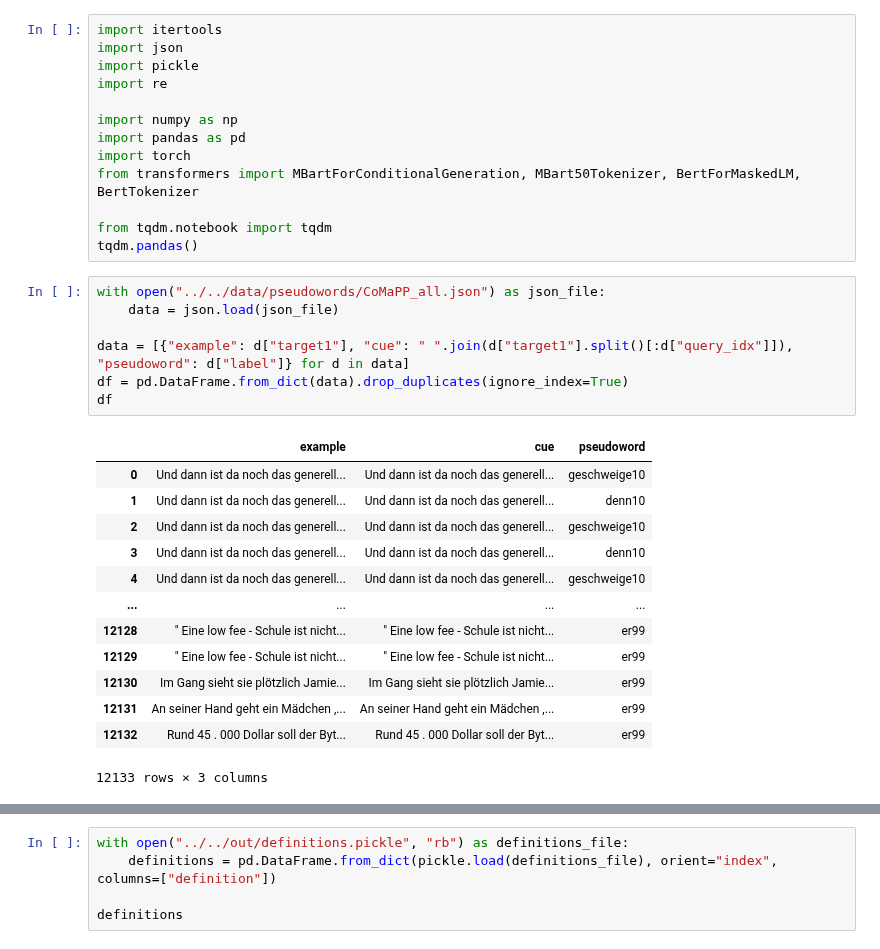
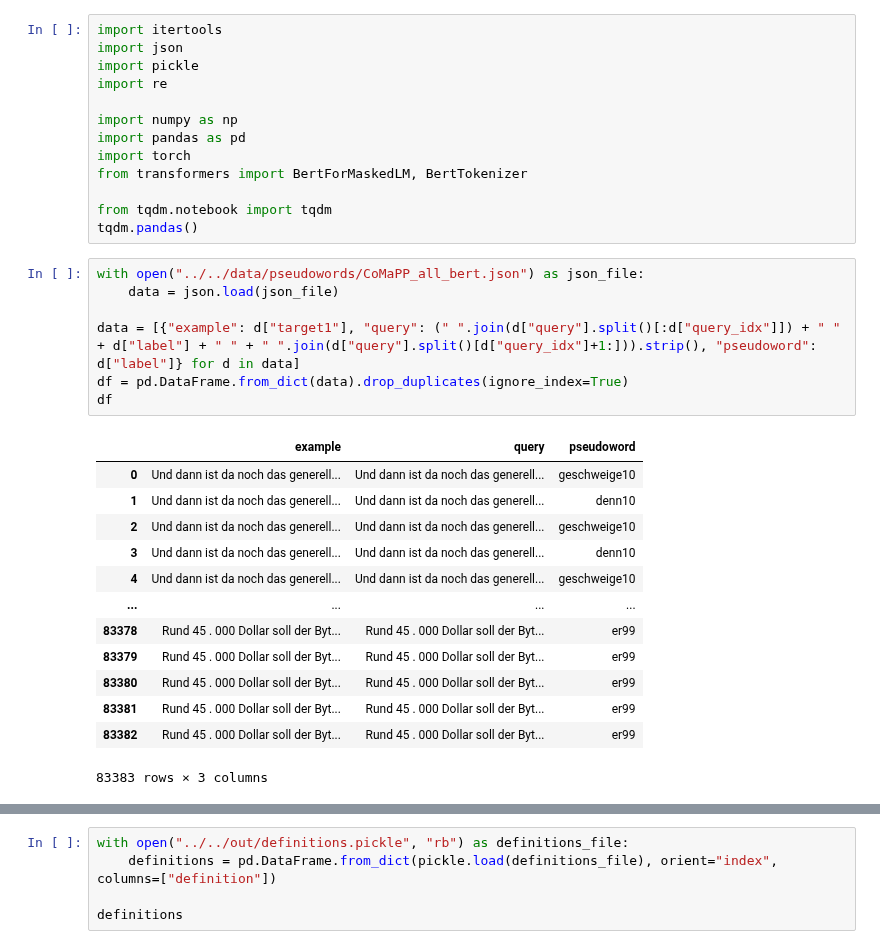
Before and after one commit to TiMauzi/llm-x-cxg, a Jupyter notebook: src/notebooks/evaluate_comapp_bert.ipynb, the cells around one changed output, grey strips where cells are left out. Cells and saved outputs as stored; diff of their text form.

```diff
--- a/src/notebooks/evaluate_comapp_bert.ipynb
+++ b/src/notebooks/evaluate_comapp_bert.ipynb
@@ -7,31 +7,31 @@ import re
 import numpy as np
 import pandas as pd
 import torch
-from transformers import MBartForConditionalGeneration, MBart50Tokenizer, BertForMaskedLM, BertTokenizer
+from transformers import BertForMaskedLM, BertTokenizer
 
 from tqdm.notebook import tqdm
 tqdm.pandas()
 # %%
-with open("../../data/pseudowords/CoMaPP_all.json") as json_file:
+with open("../../data/pseudowords/CoMaPP_all_bert.json") as json_file:
     data = json.load(json_file)
 
-data = [{"example": d["target1"], "cue": " ".join(d["target1"].split()[:d["query_idx"]]), "pseudoword": d["label"]} for d in data]
+data = [{"example": d["target1"], "query": (" ".join(d["query"].split()[:d["query_idx"]]) + " " + d["label"] + " " + " ".join(d["query"].split()[d["query_idx"]+1:])).strip(), "pseudoword": d["label"]} for d in data]
 df = pd.DataFrame.from_dict(data).drop_duplicates(ignore_index=True)
 df
 # %% [output]
-|  | example | cue | pseudoword |
+|  | example | query | pseudoword |
 | 0 | Und dann ist da noch das generell... | Und dann ist da noch das generell... | geschweige10 |
 | 1 | Und dann ist da noch das generell... | Und dann ist da noch das generell... | denn10 |
 | 2 | Und dann ist da noch das generell... | Und dann ist da noch das generell... | geschweige10 |
 | 3 | Und dann ist da noch das generell... | Und dann ist da noch das generell... | denn10 |
 | 4 | Und dann ist da noch das generell... | Und dann ist da noch das generell... | geschweige10 |
 | ... | ... | ... | ... |
-| 12128 | " Eine low fee - Schule ist nicht... | " Eine low fee - Schule ist nicht... | er99 |
-| 12129 | " Eine low fee - Schule ist nicht... | " Eine low fee - Schule ist nicht... | er99 |
-| 12130 | Im Gang sieht sie plötzlich Jamie... | Im Gang sieht sie plötzlich Jamie... | er99 |
-| 12131 | An seiner Hand geht ein Mädchen ,... | An seiner Hand geht ein Mädchen ,... | er99 |
-| 12132 | Rund 45 . 000 Dollar soll der Byt... | Rund 45 . 000 Dollar soll der Byt... | er99 |
+| 83378 | Rund 45 . 000 Dollar soll der Byt... | Rund 45 . 000 Dollar soll der Byt... | er99 |
+| 83379 | Rund 45 . 000 Dollar soll der Byt... | Rund 45 . 000 Dollar soll der Byt... | er99 |
+| 83380 | Rund 45 . 000 Dollar soll der Byt... | Rund 45 . 000 Dollar soll der Byt... | er99 |
+| 83381 | Rund 45 . 000 Dollar soll der Byt... | Rund 45 . 000 Dollar soll der Byt... | er99 |
+| 83382 | Rund 45 . 000 Dollar soll der Byt... | Rund 45 . 000 Dollar soll der Byt... | er99 |
-12133 rows × 3 columns
+83383 rows × 3 columns
 # %%
 df['index'] = df['pseudoword'].str.extract('(\d+)').astype(int)
 df.set_index('index', inplace=True)
```
Also changed, not shown: parts of 9 cells of this notebook.
